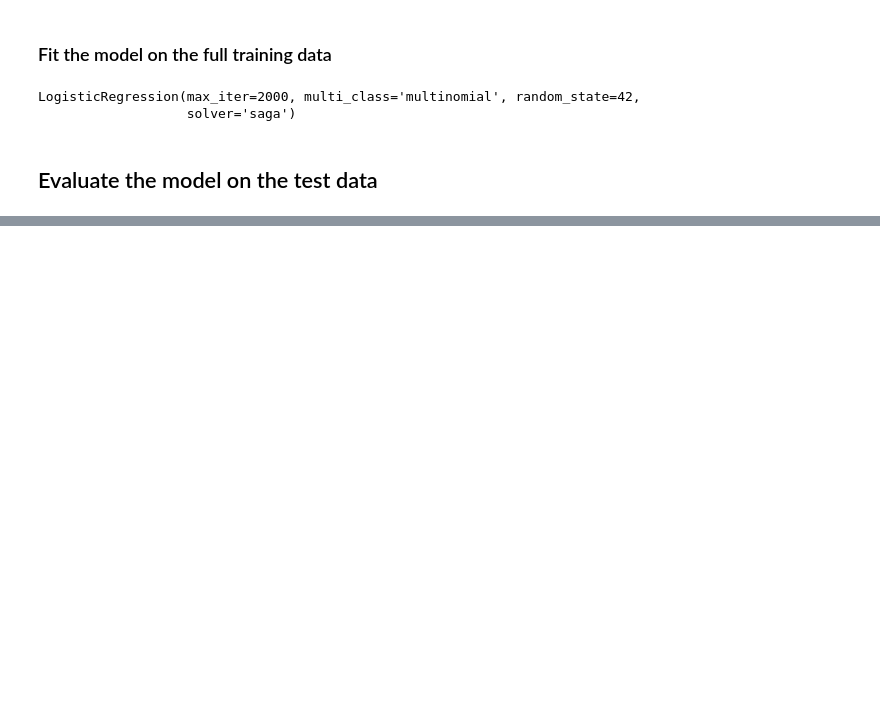
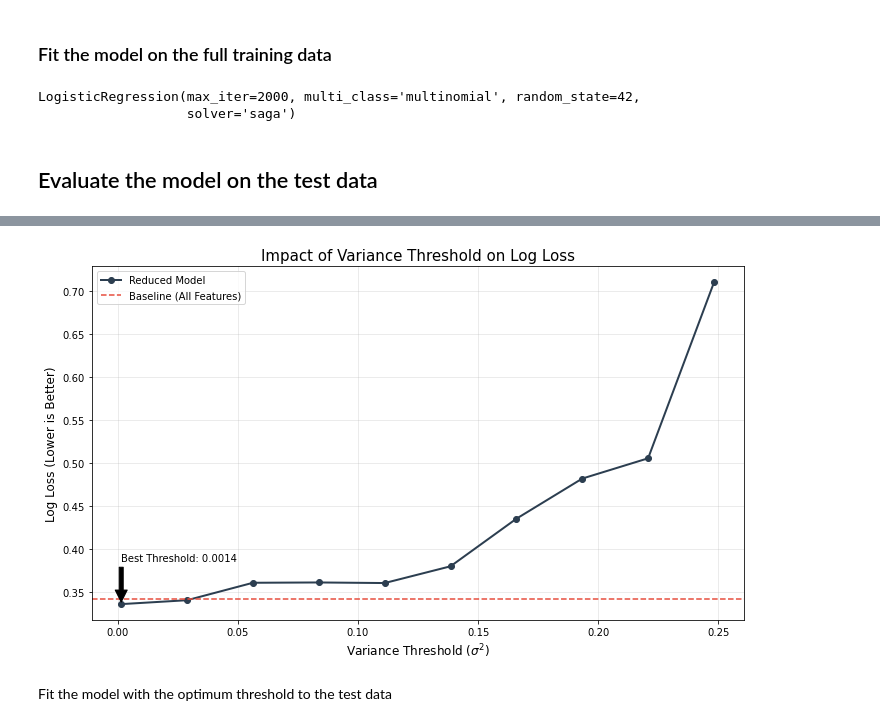
Before and after one commit to Victoria-ui227/financial_health_predictionChallenge, a Jupyter notebook: notebook1.ipynb, the cells around one changed output, grey strips where cells are left out. Cells and saved outputs as stored; diff of their text form; code cells hidden in the pictures; blank space fills up the shorter version.

```diff
--- a/notebook1.ipynb
+++ b/notebook1.ipynb
@@ -494,7 +574,7 @@ from sklearn.metrics import log_loss
 neg_log_loss = make_scorer(log_loss, greater_is_better=False, needs_proba=True)
 
 # Instantiate the model (same as previous example)
-baseline_model = LogisticRegression(random_state=42, multi_class='multinomial', solver='saga', max_iter=2000)
+baseline_model = LogisticRegression(random_state=42, multi_class='multinomial', solver='saga', max_iter=5000)
 
 # Create a list to hold the score from each fold
 kfold_scores = np.zeros(5)
@@ -655,0 +1006,17 @@ len(X_test_scaled)
+# %%
+threshold_ranges = np.linspace(np.percentile(selector.variances_,10), np.percentile(selector.variances_, 90), 10)
+reduced_r2s = []
+for thresh in threshold_ranges:
+    selector = VarianceThreshold(thresh)
+    reduced_feature_train = selector.fit_transform(X_train_processed)
+    reduced_feature_test = selector.transform(X_val_processed)
+    lr = model_less_regularization
+    lr.fit(reduced_feature_train, y_train)
+    reduced_r2, reduced_rmse = run_classification_model(lr, reduced_feature_train, reduced_feature_test, y_train, y_val, display=False)
+    reduced_r2s.append(reduced_r2)
+
+    print('Variance threshold:', thresh)
+    print(f"{reduced_feature_train.shape[1]} out of {X_train_processed.shape[1]} features used")
+    print('Baseline Accuracy:', round(-(pre_train.mean()), 2))
+    print('Reduced Accuracy: ', round(reduced_r2, 2))
+    print('\n--------------------------------------------------------------------\n')
@@ -655,0 +1118,31 @@ len(X_test_scaled)
+# %%
+plt.figure(figsize=(10, 6))
+
+# 1. Plot the Log Loss for each threshold
+plt.plot(threshold_ranges, results, marker='o', linestyle='-', color='#2c3e50', linewidth=2, label='Reduced Model')
+
+# 2. Add a horizontal line for the Baseline Log Loss
+# This makes it easy to see if the reduction actually helped
+plt.axhline(y=baseline_log_loss, color='#e74c3c', linestyle='--', label='Baseline (All Features)')
+
+# 3. Formatting
+plt.title('Impact of Variance Threshold on Log Loss', fontsize=15)
+plt.xlabel('Variance Threshold ($\sigma^2$)', fontsize=12)
+plt.ylabel('Log Loss (Lower is Better)', fontsize=12)
+plt.grid(True, alpha=0.3)
+plt.legend()
+
+# 4. Optional: Annotate the best threshold
+best_idx = np.argmin(results)
+plt.annotate(f'Best Threshold: {threshold_ranges[best_idx]:.4f}',
+             xy=(threshold_ranges[best_idx], results[best_idx]),
+             xytext=(threshold_ranges[best_idx], results[best_idx] + 0.05),
+             arrowprops=dict(facecolor='black', shrink=0.05),
+             fontsize=10)
+
+plt.tight_layout()
+plt.show()
+# %% [output]
+[figure, added]
+# %% [markdown]
+Fit the model with the optimum threshold to the test data
```
Also changed, not shown: parts of 49 cells of this notebook, 6 other files.
